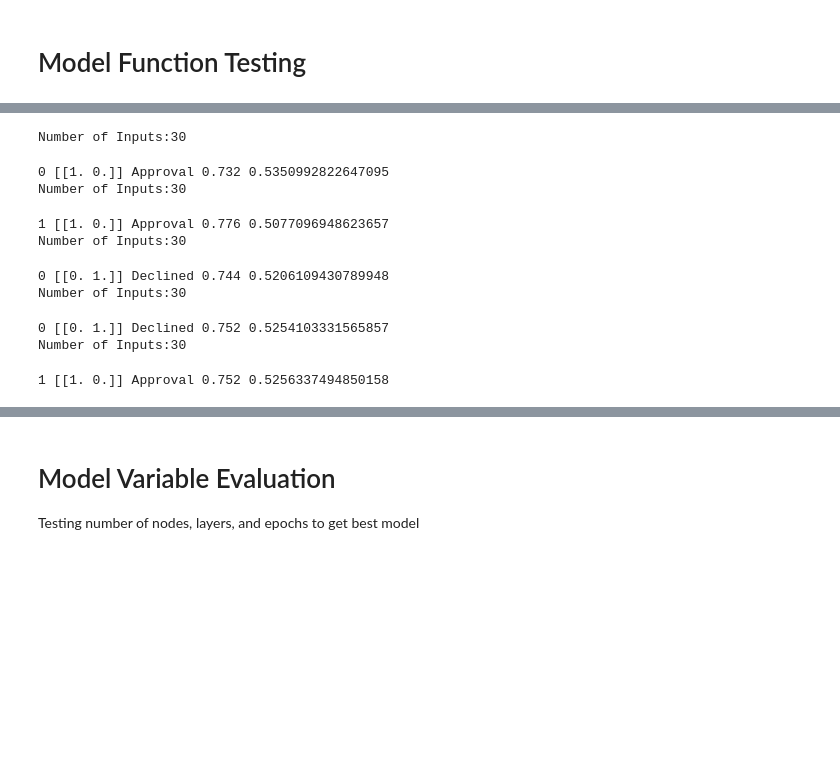
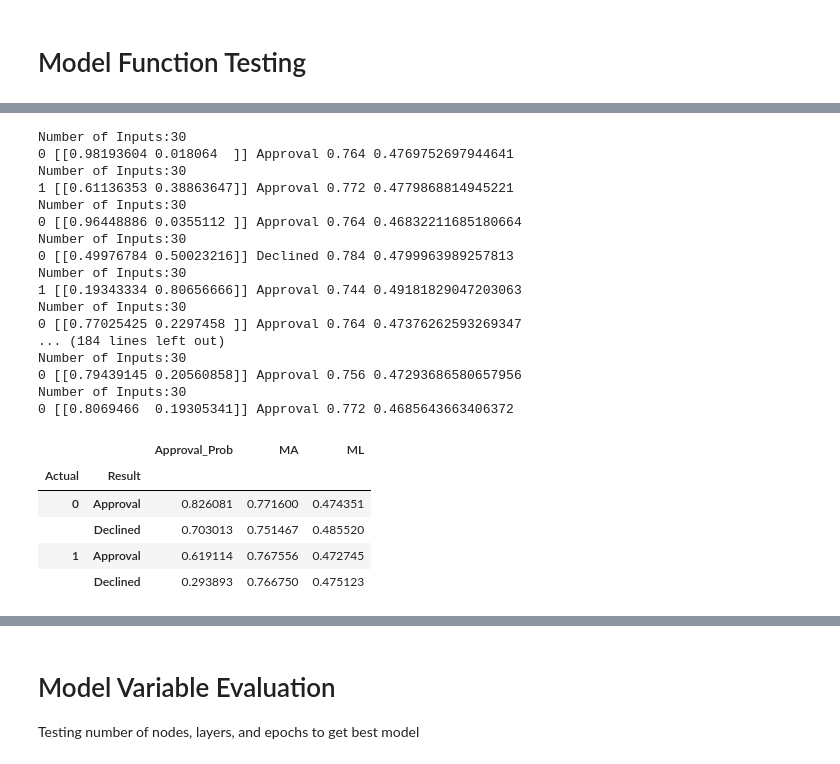
Before and after one commit to armckinney/west-end-financial, a Jupyter notebook: flask_app/playground.ipynb, the cells around one changed output, grey strips where cells are left out. Drawn from its saved outputs; the diff is of its cells as text; code cells hidden in the pictures; blank space fills up the shorter version.

```diff
--- a/flask_app/playground.ipynb
+++ b/flask_app/playground.ipynb
@@ -189,19 +226,43 @@ for item in np.arange(0, dp_count):
 # %%
 # This cell takes the dp_list from previous cell and loops through them, predicting 1 at a time (like our app will)
+tests_df = pd.DataFrame(columns={'Actual', 'Result', 'MA', 'ML', 'Approval_Prob'})
+
 for index, item in enumerate(dp_list):
     print(f'Number of Inputs:{len(item)}')
-    test, ml, ma= credit_crunch(dp, True)
+    test, ml, ma= credit_crunch(item, True, False)
     actual = df['DEFAULT'][index]
     results = approval_check(test, ma)
     print(actual, test, results, ma, ml)
+
+    current_test= pd.DataFrame({'Actual':[actual], 'Result':[results], 'MA':[ma], 'ML':[ml], 'Approval_Prob':[test[0][0]]})
+    tests_df = tests_df.append(current_test)
+    tests_df.to_csv('datasets/approval.csv')
 # %% [output]
 Number of Inputs:30
+0 [[0.98193604 0.018064  ]] Approval 0.764 0.4769752697944641
+Number of Inputs:30
+1 [[0.61136353 0.38863647]] Approval 0.772 0.4779868814945221
+Number of Inputs:30
+0 [[0.96448886 0.0355112 ]] Approval 0.764 0.46832211685180664
+Number of Inputs:30
+0 [[0.49976784 0.50023216]] Declined 0.784 0.4799963989257813
+Number of Inputs:30
+1 [[0.19343334 0.80656666]] Approval 0.744 0.49181829047203063
+Number of Inputs:30
+0 [[0.77025425 0.2297458 ]] Approval 0.764 0.47376262593269347
+... (184 lines left out)
+Number of Inputs:30
+0 [[0.79439145 0.20560858]] Approval 0.756 0.47293686580657956
+Number of Inputs:30
+0 [[0.8069466  0.19305341]] Approval 0.772 0.4685643663406372
-0 [[1. 0.]] Approval 0.732 0.5350992822647095
-Number of Inputs:30
-1 [[1. 0.]] Approval 0.776 0.5077096948623657
-Number of Inputs:30
-0 [[0. 1.]] Declined 0.744 0.5206109430789948
-Number of Inputs:30
-0 [[0. 1.]] Declined 0.752 0.5254103331565857
-Number of Inputs:30
-1 [[1. 0.]] Approval 0.752 0.5256337494850158
+# %%
+tests_df
+
+tests_df.groupby(['Actual', 'Result']).mean()
+# %% [output]
+|  |  | Approval_Prob | MA | ML |
+| Actual | Result |  |  |  |
+| 0 | Approval | 0.826081 | 0.771600 | 0.474351 |
+|  | Declined | 0.703013 | 0.751467 | 0.485520 |
+| 1 | Approval | 0.619114 | 0.767556 | 0.472745 |
+|  | Declined | 0.293893 | 0.766750 | 0.475123 |
```
Also changed, not shown: parts of 10 cells of this notebook, 5 other files.
